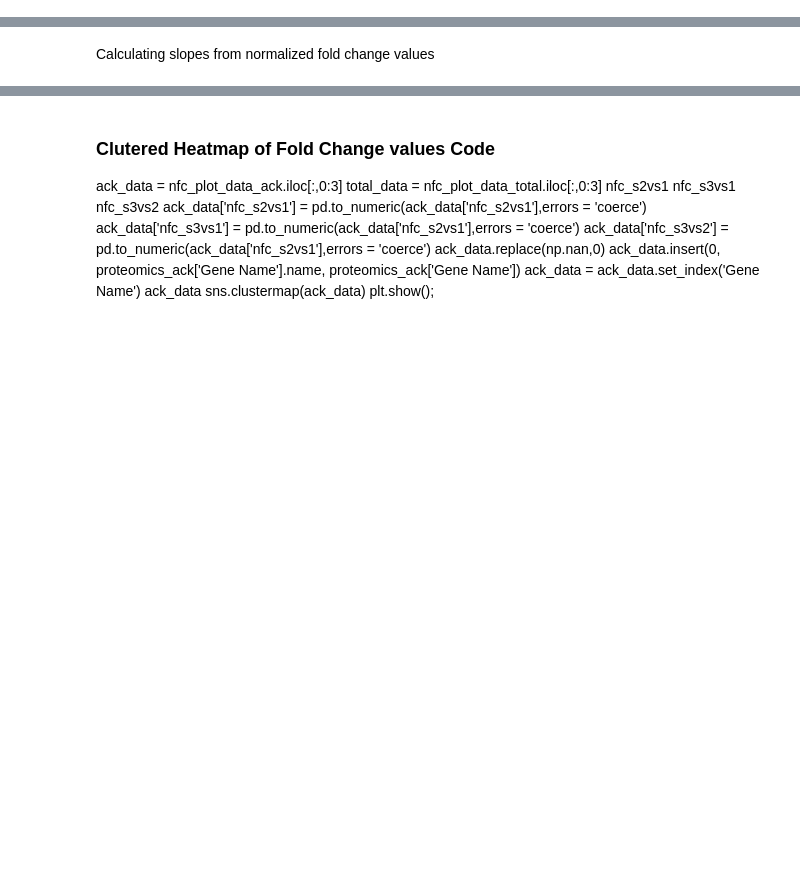
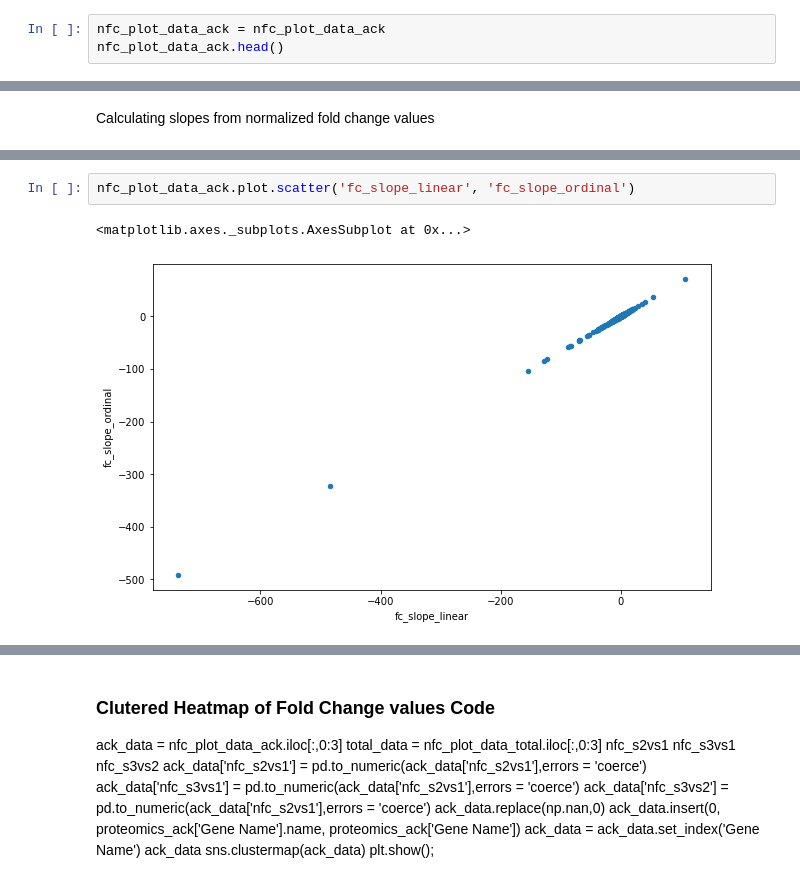
Before and after one commit to KyraGriffin/bmsip_internship_seta, a Jupyter notebook: protein_isolation.ipynb, the cells around one changed output, grey strips where cells are left out. Saved outputs shown, nothing was run; the diff lists cells and outputs as text; blank space fills up the shorter version.

```diff
--- a/protein_isolation.ipynb
+++ b/protein_isolation.ipynb
@@ -386,3 +387,6 @@ def get_coeff_ordinal(row, model=m):
     model.fit(np.arange(len(row)).reshape(-1,1), row.values.reshape(-1,1))
     slope = model.coef_[0][0]
     return slope
+# %%
+nfc_plot_data_ack = nfc_plot_data_ack
+nfc_plot_data_ack.head()
@@ -420,6 +446,11 @@ Total Data :
 0         4.949423          3.299615
 1         2.363197          1.575465
 2         6.060145          4.040096
+# %%
+nfc_plot_data_ack.plot.scatter('fc_slope_linear', 'fc_slope_ordinal')
+# %% [output]
+<matplotlib.axes._subplots.AxesSubplot at 0x...>
+[figure, added]
 # %%
 
 print("Ack Data : \n")
```
Also changed, not shown: parts of 50 cells of this notebook.
